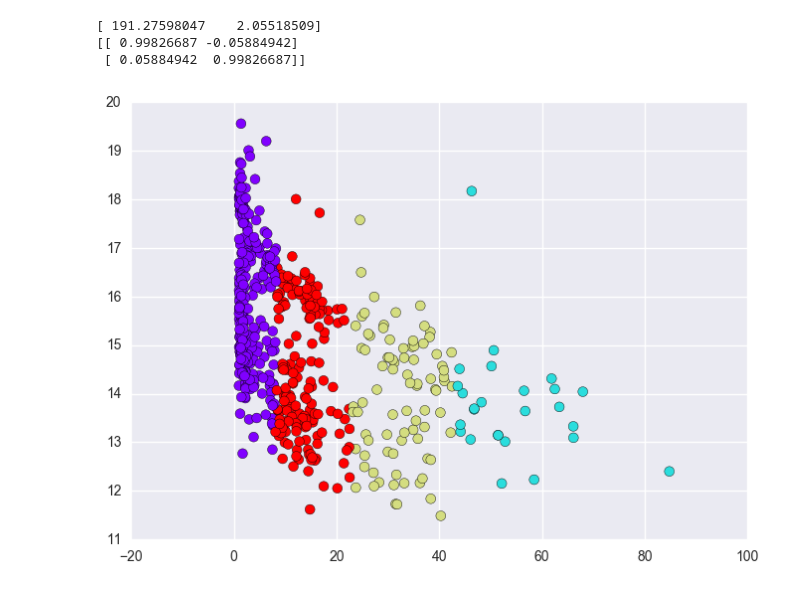
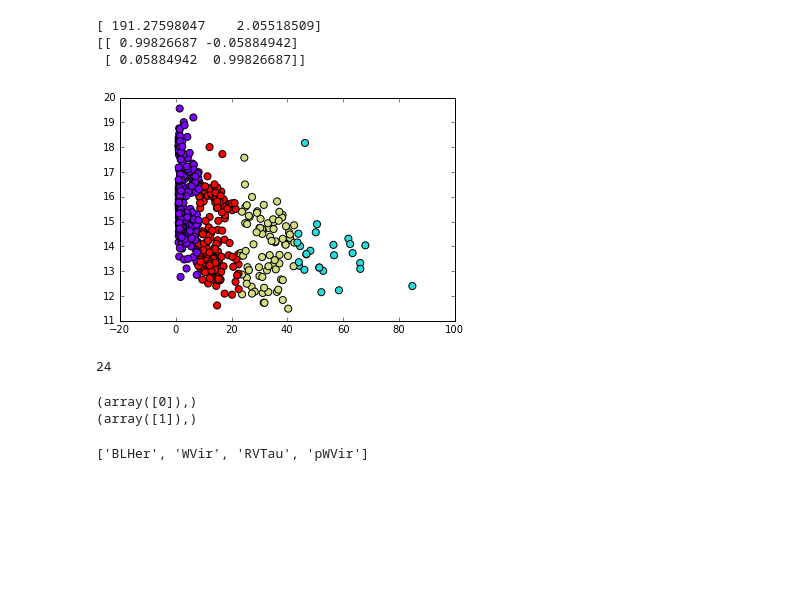
Before and after one commit to mpbusch/Cepheids, a Jupyter notebook: Plotting OGLE Type II Cepheids.ipynb, the cells around one changed output. Cells and saved outputs as stored; diff of their text form; code cells hidden in the pictures; blank space fills up the shorter version.

Commit message:
Updating Plot

```diff
--- a/Plotting OGLE Type II Cepheids.ipynb
+++ b/Plotting OGLE Type II Cepheids.ipynb
@@ -85,8 +131,26 @@ print(pca.components_)
 # %%
 from sklearn.cluster import KMeans
 est = KMeans(4)  # 4 clusters
 est.fit(P_I)
 y_kmeans = est.predict(P_I)
-plt.scatter(P_I[:, 0], P_I[:, 1], c=y_kmeans, s=50, cmap='rainbow');
+plt.scatter(P_I[:, 0], P_I[:, 1], c=y_kmeans, s=50, cmap='rainbow')
+x
 # %% [output]
-[figure, old version]
+[figure, new version]
+# %%
+labels = "pWVir"
+len(data['P_1'][data['Type'] == labels])
+# %% [output]
+24
+# %%
+print np.where(np.asarray(label_list) == 'BLHer')
+ex = np.array([0, 1, 2])
+
+print np.where(ex == 1)
+# %% [output]
+(array([0]),)
+(array([1]),)
+# %%
+print label_list
+# %% [output]
+['BLHer', 'WVir', 'RVTau', 'pWVir']
```
Also changed, not shown: parts of 6 cells of this notebook, 1 other file.
